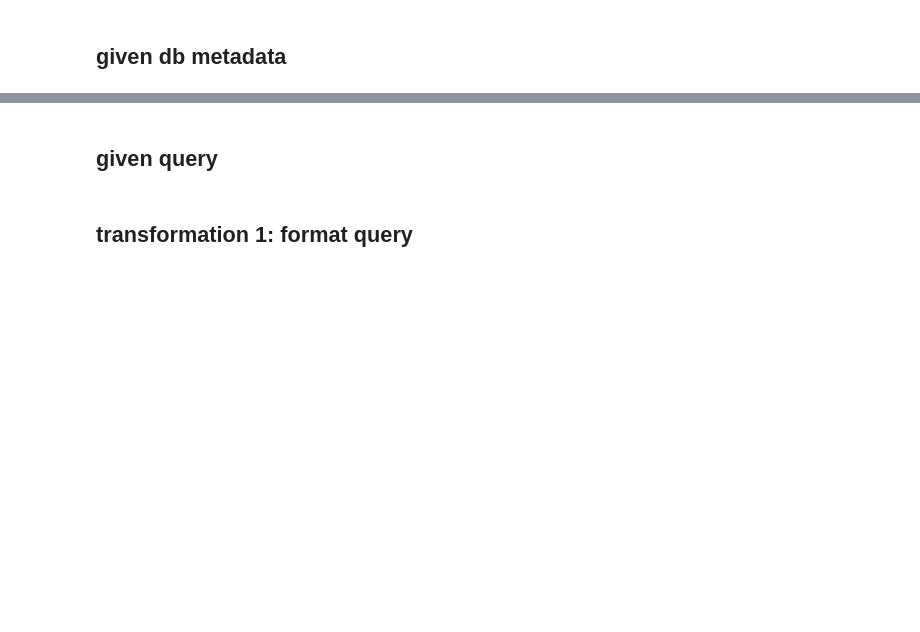
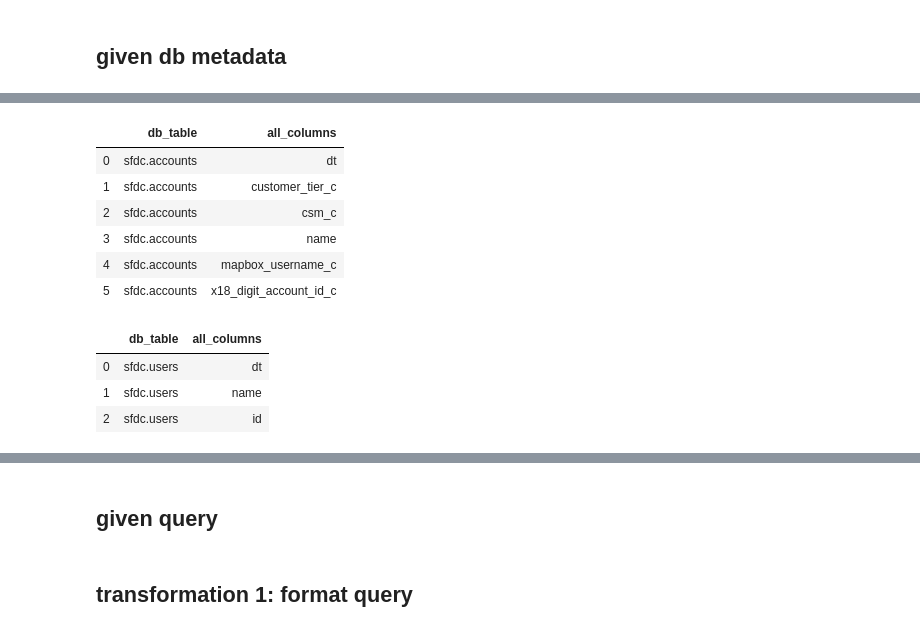
Before and after one commit to vickyjkwan/sqlanalyzer, a Jupyter notebook: example.ipynb, the cells around one changed output, grey strips where cells are left out. Drawn from its saved outputs; the diff is of its cells as text; code cells hidden in the pictures; blank space fills up the shorter version.

```diff
--- a/example.ipynb
+++ b/example.ipynb
@@ -23,0 +30,21 @@ db_fields
+# %%
+db_fields_3 = pd.DataFrame({'db_table': 'sfdc.accounts',
+            'all_columns': ['dt', 'customer_tier_c', 'csm_c', 'name', 'mapbox_username_c', 'x18_digit_account_id_c']})
+db_fields_3
+# %% [output]
+|  | db_table | all_columns |
+| 0 | sfdc.accounts | dt |
+| 1 | sfdc.accounts | customer_tier_c |
+| 2 | sfdc.accounts | csm_c |
+| 3 | sfdc.accounts | name |
+| 4 | sfdc.accounts | mapbox_username_c |
+| 5 | sfdc.accounts | x18_digit_account_id_c |
+# %%
+db_fields_4 = pd.DataFrame({'db_table': 'sfdc.users',
+            'all_columns': ['dt', 'name', 'id']})
+db_fields_4
+# %% [output]
+|  | db_table | all_columns |
+| 0 | sfdc.users | dt |
+| 1 | sfdc.users | name |
+| 2 | sfdc.users | id |
```
Also changed, not shown: parts of 17 cells of this notebook, 1 other file.
